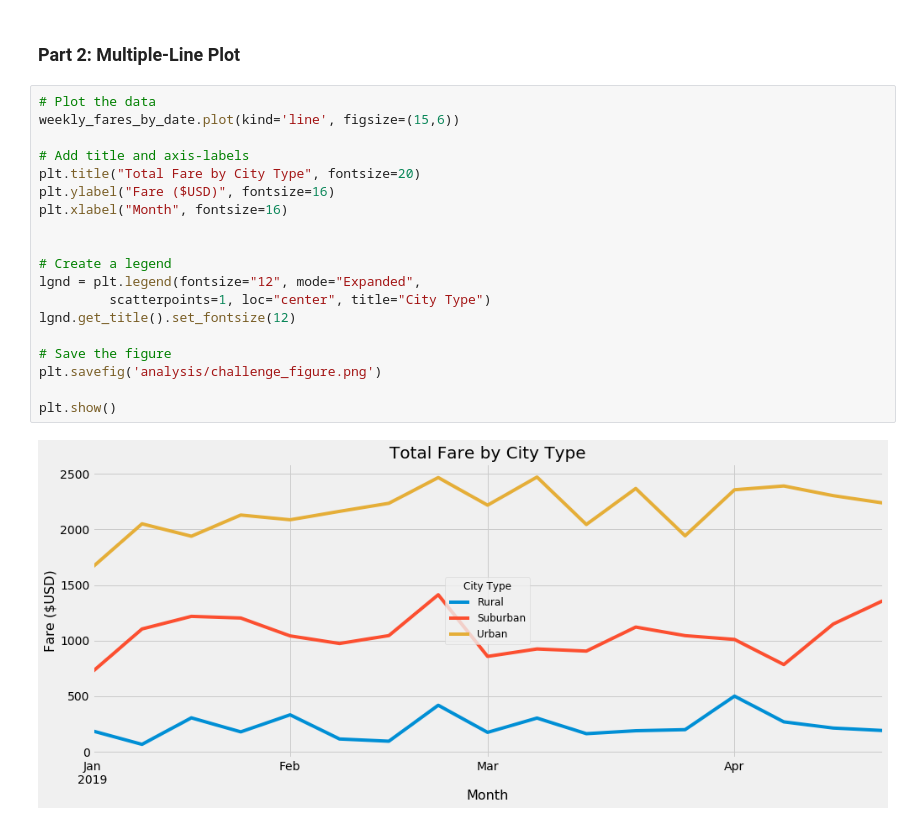
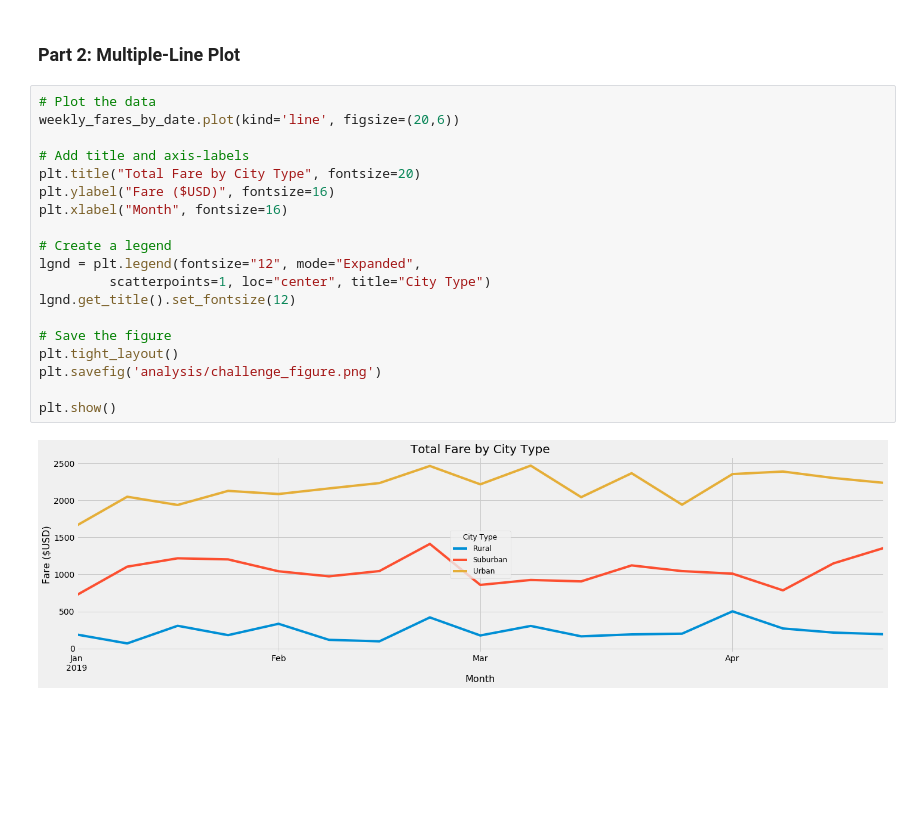
Before and after one commit to peterg7/PyBer_Analysis, a Jupyter notebook: PyBer_Challenge.ipynb, the cells around one changed output. Drawn from its saved outputs; the diff is of its cells as text; blank space fills up the shorter version.

```diff
--- a/PyBer_Challenge.ipynb
+++ b/PyBer_Challenge.ipynb
@@ -288,22 +288,22 @@ style.use('fivethirtyeight')
 ### Part 2: Multiple-Line Plot
 # %%
 # Plot the data
-weekly_fares_by_date.plot(kind='line', figsize=(15,6))
+weekly_fares_by_date.plot(kind='line', figsize=(20,6))
 
 # Add title and axis-labels
 plt.title("Total Fare by City Type", fontsize=20)
 plt.ylabel("Fare ($USD)", fontsize=16)
 plt.xlabel("Month", fontsize=16)
-
 
 # Create a legend
 lgnd = plt.legend(fontsize="12", mode="Expanded",
          scatterpoints=1, loc="center", title="City Type")
 lgnd.get_title().set_fontsize(12)
 
 # Save the figure
+plt.tight_layout()
 plt.savefig('analysis/challenge_figure.png')
 
 plt.show()
 # %% [output]
-[figure, old version]
+[figure, new version]
```
Also changed, not shown: 1 other file.
